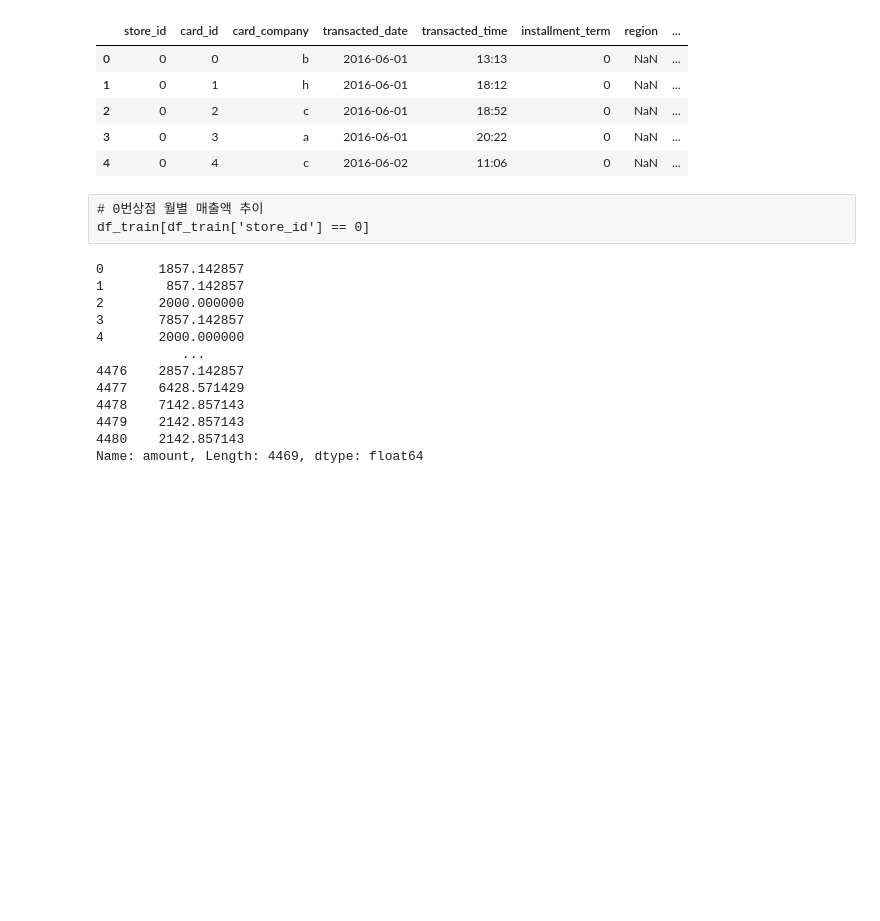
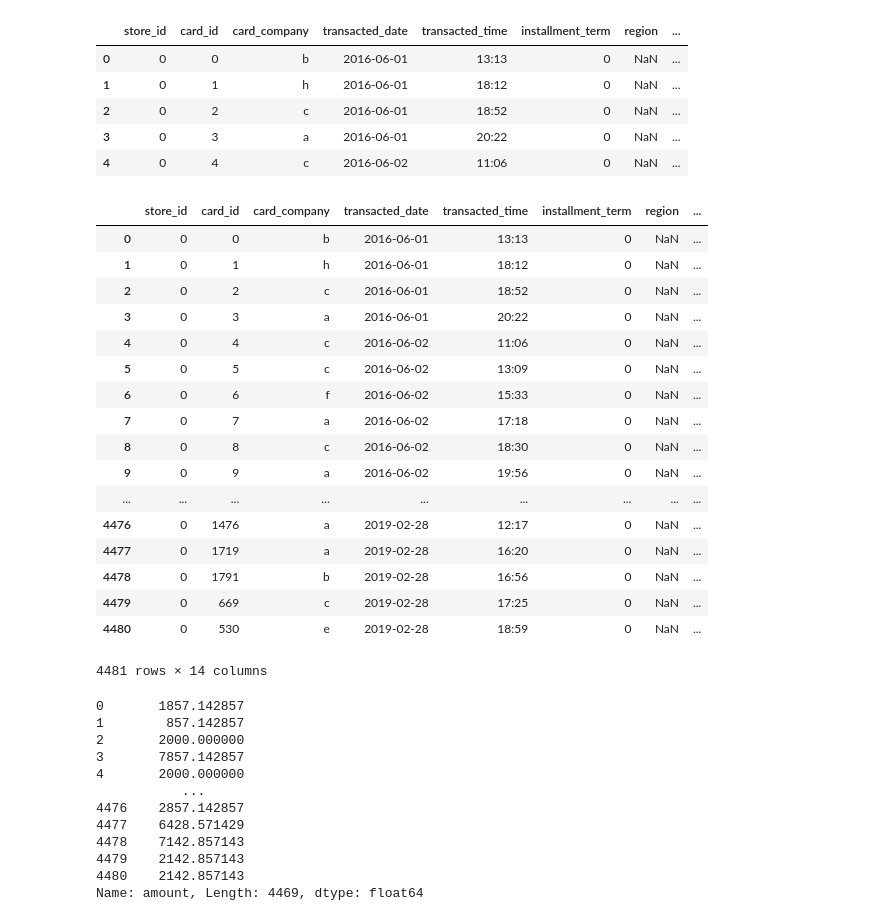
Before and after one commit to ahnjehoon/dacon_funda, a Jupyter notebook: EDA.ipynb, the cells around one changed output. Saved outputs shown, nothing was run; the diff lists cells and outputs as text; code cells hidden in the pictures; blank space fills up the shorter version.

```diff
--- a/EDA.ipynb
+++ b/EDA.ipynb
@@ -38,9 +38,9 @@ df_test  = pd.read_csv('submission.csv')
 df_train['refund'] = df_train['amount'].apply(lambda x:1 if x < 0 else 0)
 df_train['sale'] =  df_train['amount'].apply(lambda x:1 if x >= 0 else 0)
 # 년도별, 월별 맞춰줌
-df_train['yyyy'] = df_train['transacted_date'].apply(lambda x: x[0:4])
-df_train['mm'] = df_train['transacted_date'].apply(lambda x: x[5:7])
-df_train['yyyymm'] = df_train['transacted_date'].apply(lambda x: x[0:4] + x[5:7])
+df_train['yyyy'] = df_train['transacted_date'].apply(lambda x: int(x[0:4]))
+df_train['mm'] = df_train['transacted_date'].apply(lambda x: int(x[5:7]))
+df_train['yyyymm'] = df_train['transacted_date'].apply(lambda x: int(x[0:4] + x[5:7]))
 # %%
 df_train.dtypes
 # %% [output]
@@ -321,9 +321,28 @@ df_train.head()
 | 2 | 0 | 2 | c | 2016-06-01 | 18:52 | 0 | NaN | ... |
 | 3 | 0 | 3 | a | 2016-06-01 | 20:22 | 0 | NaN | ... |
 | 4 | 0 | 4 | c | 2016-06-02 | 11:06 | 0 | NaN | ... |
-# %% [raw]
-# 0번상점 월별 매출액 추이
-df_train[df_train['store_id'] == 0]
+# %%
+# 0번상점 월별 매출액 추이
+df_train[df_train['store_id'] == 0]
+# %% [output]
+|  | store_id | card_id | card_company | transacted_date | transacted_time | installment_term | region | ... |
+| 0 | 0 | 0 | b | 2016-06-01 | 13:13 | 0 | NaN | ... |
+| 1 | 0 | 1 | h | 2016-06-01 | 18:12 | 0 | NaN | ... |
+| 2 | 0 | 2 | c | 2016-06-01 | 18:52 | 0 | NaN | ... |
+| 3 | 0 | 3 | a | 2016-06-01 | 20:22 | 0 | NaN | ... |
+| 4 | 0 | 4 | c | 2016-06-02 | 11:06 | 0 | NaN | ... |
+| 5 | 0 | 5 | c | 2016-06-02 | 13:09 | 0 | NaN | ... |
+| 6 | 0 | 6 | f | 2016-06-02 | 15:33 | 0 | NaN | ... |
+| 7 | 0 | 7 | a | 2016-06-02 | 17:18 | 0 | NaN | ... |
+| 8 | 0 | 8 | c | 2016-06-02 | 18:30 | 0 | NaN | ... |
+| 9 | 0 | 9 | a | 2016-06-02 | 19:56 | 0 | NaN | ... |
+| ... | ... | ... | ... | ... | ... | ... | ... | ... |
+| 4476 | 0 | 1476 | a | 2019-02-28 | 12:17 | 0 | NaN | ... |
+| 4477 | 0 | 1719 | a | 2019-02-28 | 16:20 | 0 | NaN | ... |
+| 4478 | 0 | 1791 | b | 2019-02-28 | 16:56 | 0 | NaN | ... |
+| 4479 | 0 | 669 | c | 2019-02-28 | 17:25 | 0 | NaN | ... |
+| 4480 | 0 | 530 | e | 2019-02-28 | 18:59 | 0 | NaN | ... |
+4481 rows × 14 columns
 # %%
 df_train[(df_train['store_id'] == 0) & (df_train['amount'] > 0)]['amount']
 # %% [output]
```
Also changed, not shown: parts of 2 cells of this notebook, 1 other file.
